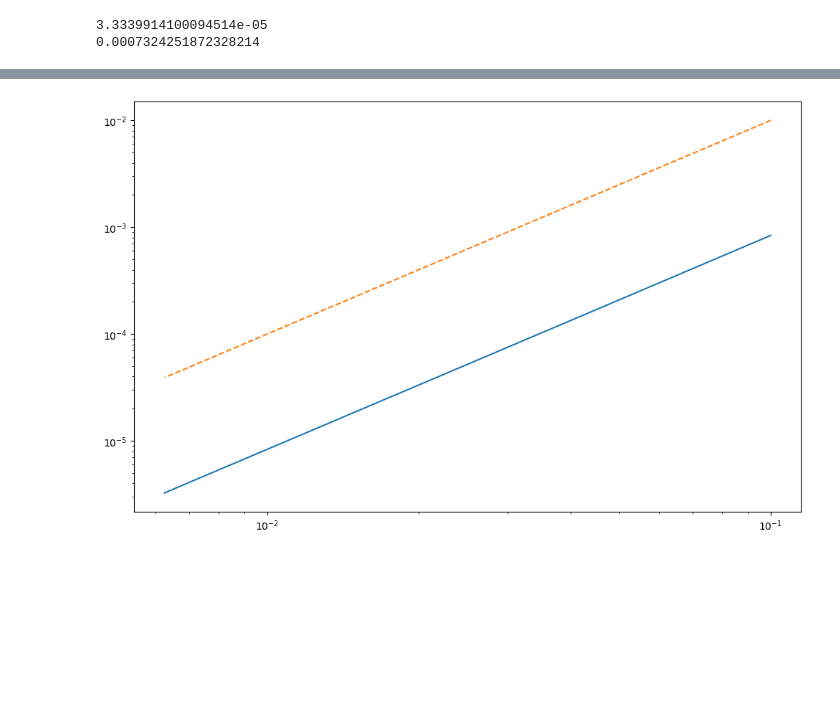
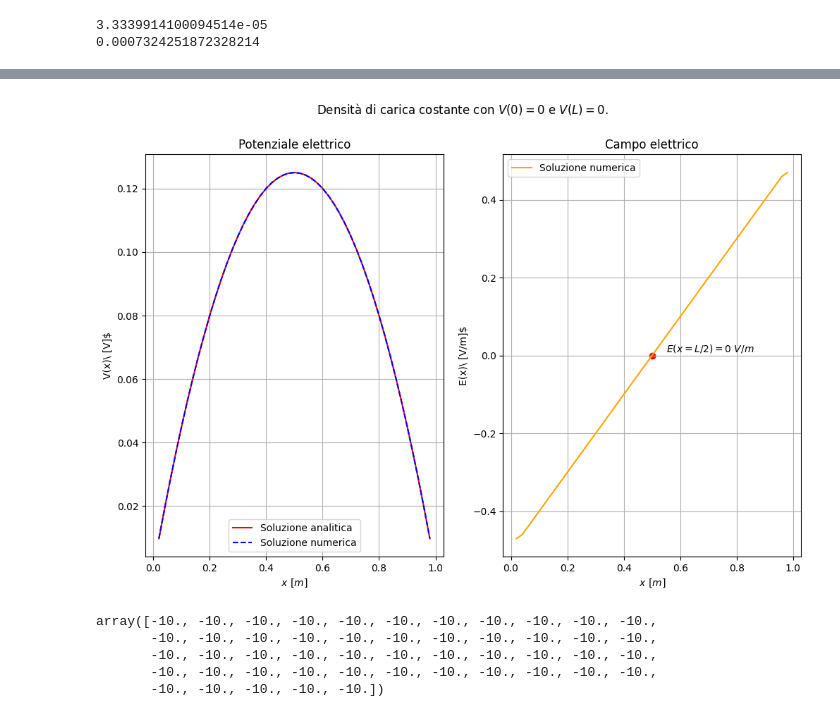
Before and after one commit to nicola-lamaddalena/computational_physics_course, a Jupyter notebook: ode/poisson/main.ipynb, the cells around one changed output, grey strips where cells are left out. Cells and saved outputs as stored; diff of their text form; code cells hidden in the pictures; blank space fills up the shorter version.

```diff
--- a/ode/poisson/main.ipynb
+++ b/ode/poisson/main.ipynb
@@ -83,17 +115,0 @@ plt.show()
-# %%
-Ns = np.array([10, 20, 40, 80, 160])
-hs = L / Ns
-errs = []
-
-for i in range(len(Ns)):
-    xs = np.linspace(0, L, Ns[i]+1)
-    xs_int = xs[1:-1]
-    rho_a, _ = sin_charge(xs_int)
-    rho_n = diff_sin(Va=Va, Vb=Vb, N=Ns[i], x=xs_int, h=hs[i])
-    errs.append(np.max(np.abs(rho_a - rho_n)))
-
-plt.loglog(hs, errs)
-plt.plot(hs, hs**2, "--")
-plt.show()
-# %% [output]
-[figure, removed]
@@ -99,0 +147,27 @@ plt.show()
+# %%
+cost_rho = cost_charge(x=x_int)
+cost_rho_num = diff_cost(N=50, x=x_int, h=h)
+cost_E_num = electric_field(x_int=x_int, phi_int=cost_rho_num)
+
+fig, (ax1, ax2) = plt.subplots(1, 2)
+ax1.plot(x_int, cost_rho, color="red", label="Soluzione analitica")
+ax1.plot(x_int, cost_rho_num, "--", color="blue", label="Soluzione numerica")
+ax1.grid(True)
+ax1.set_xlabel(r"$x\ [m]$")
+ax1.set_ylabel(r"V(x)\ [V]$")
+ax1.legend()
+ax1.set_title("Potenziale elettrico")
+
+ax2.plot(x_int, cost_E_num, color="orange", label="Soluzione numerica")
+ax2.scatter(L/2, 0, color="red",)
+ax2.text(0.55, 0.01, s=r"$E(x=L/2)=0\ V/m$")
+ax2.grid(True)
+ax2.set_xlabel(r"$x\ [m]$")
+ax2.set_ylabel(r"E(x)\ [V/m]$")
+ax2.legend()
+ax2.set_title("Campo elettrico")
+
+plt.suptitle(r"Densità di carica costante con $V(0)=0$ e $V(L)=0$.")
+plt.show()
+# %% [output]
+[figure, added]
@@ -99,0 +197,8 @@ plt.show()
+# %%
+E_cond_piano
+# %% [output]
+array([-10., -10., -10., -10., -10., -10., -10., -10., -10., -10., -10.,
+       -10., -10., -10., -10., -10., -10., -10., -10., -10., -10., -10.,
+       -10., -10., -10., -10., -10., -10., -10., -10., -10., -10., -10.,
+       -10., -10., -10., -10., -10., -10., -10., -10., -10., -10., -10.,
+       -10., -10., -10., -10., -10.])
```
Also changed, not shown: parts of 12 cells of this notebook.
